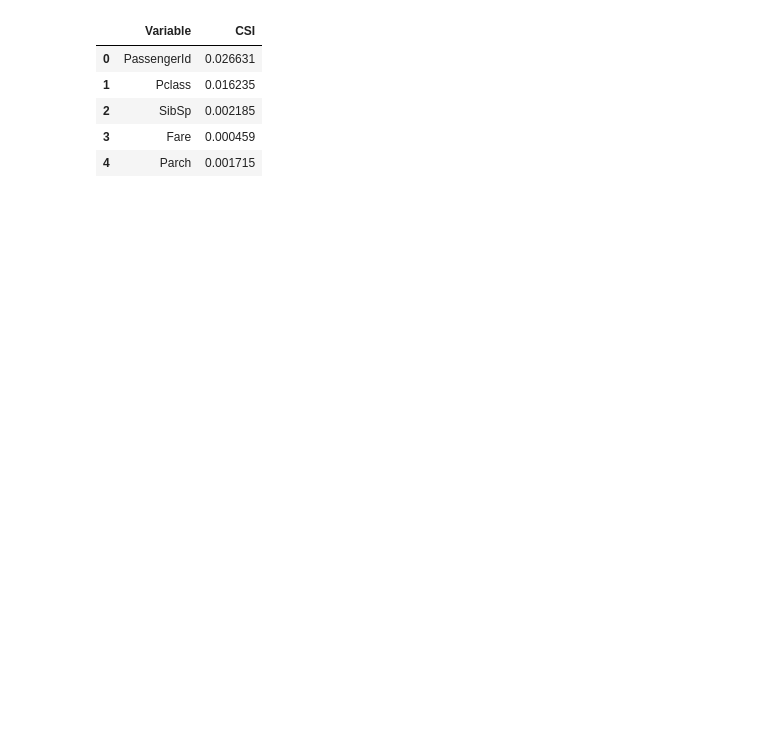
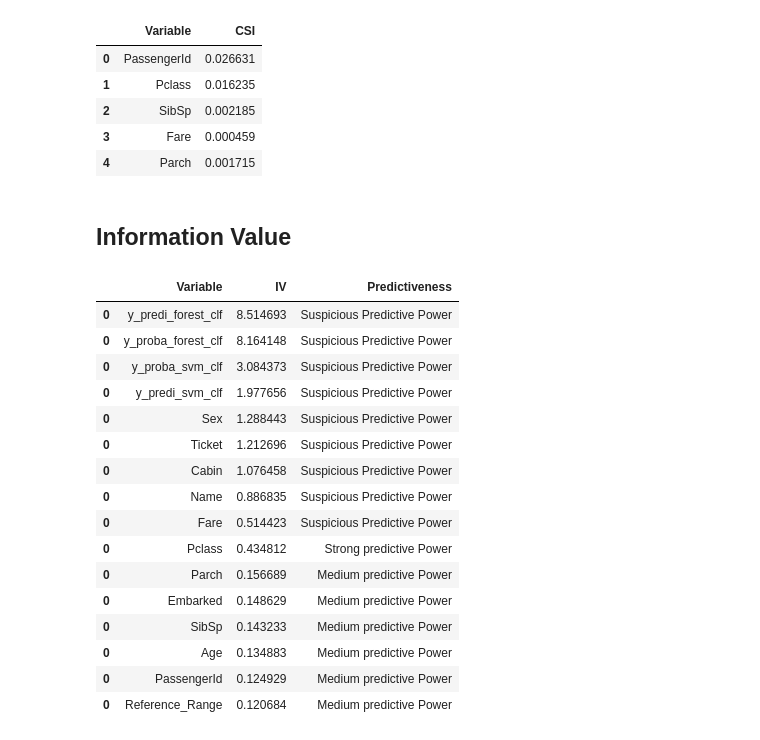
Before and after one commit to espeditoalves/ml-classification-metrics, a Jupyter notebook: notebooks/01_Evaluation_parte2.ipynb, the cells around one changed output. Drawn from its saved outputs; the diff is of its cells as text; code cells hidden in the pictures; blank space fills up the shorter version.

```diff
--- a/notebooks/01_Evaluation_parte2.ipynb
+++ b/notebooks/01_Evaluation_parte2.ipynb
@@ -205,3 +201,27 @@ csi_df
 | 2 | SibSp | 0.002185 |
 | 3 | Fare | 0.000459 |
 | 4 | Parch | 0.001715 |
+# %% [markdown]
+## Information Value
+# %%
+# Exemplo de como usar a função
+iv, woe = eda_pd.iv_woe(data=train_data_experimento, target='Survived')
+iv
+# %% [output]
+|  | Variable | IV | Predictiveness |
+| 0 | y_predi_forest_clf | 8.514693 | Suspicious Predictive Power |
+| 0 | y_proba_forest_clf | 8.164148 | Suspicious Predictive Power |
+| 0 | y_proba_svm_clf | 3.084373 | Suspicious Predictive Power |
+| 0 | y_predi_svm_clf | 1.977656 | Suspicious Predictive Power |
+| 0 | Sex | 1.288443 | Suspicious Predictive Power |
+| 0 | Ticket | 1.212696 | Suspicious Predictive Power |
+| 0 | Cabin | 1.076458 | Suspicious Predictive Power |
+| 0 | Name | 0.886835 | Suspicious Predictive Power |
+| 0 | Fare | 0.514423 | Suspicious Predictive Power |
+| 0 | Pclass | 0.434812 | Strong predictive Power |
+| 0 | Parch | 0.156689 | Medium predictive Power |
+| 0 | Embarked | 0.148629 | Medium predictive Power |
+| 0 | SibSp | 0.143233 | Medium predictive Power |
+| 0 | Age | 0.134883 | Medium predictive Power |
+| 0 | PassengerId | 0.124929 | Medium predictive Power |
+| 0 | Reference_Range | 0.120684 | Medium predictive Power |
```
Also changed, not shown: parts of 13 cells of this notebook, 2 other files.
